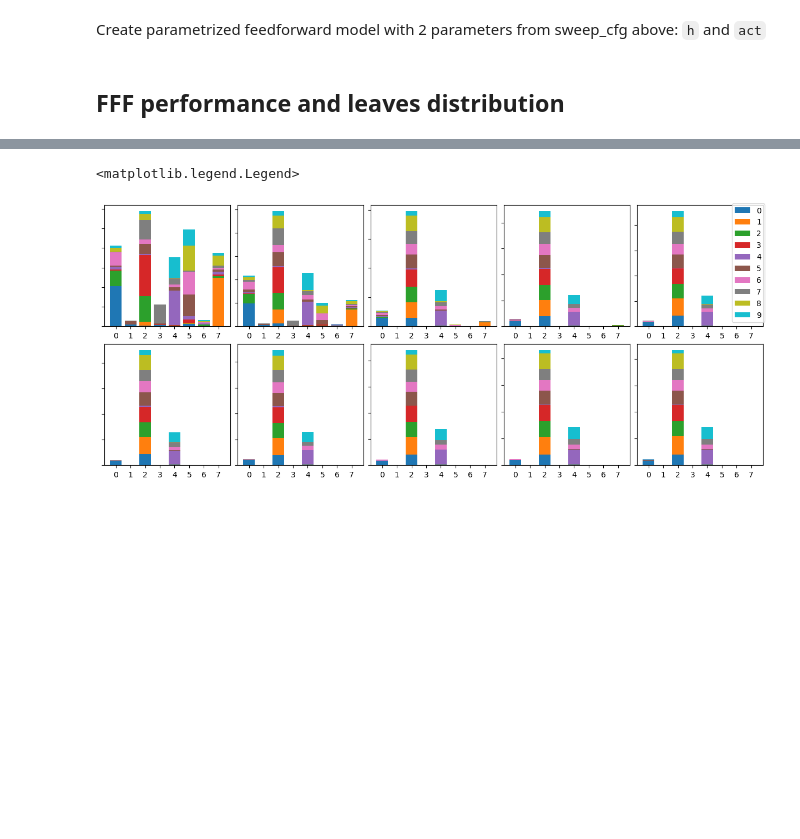
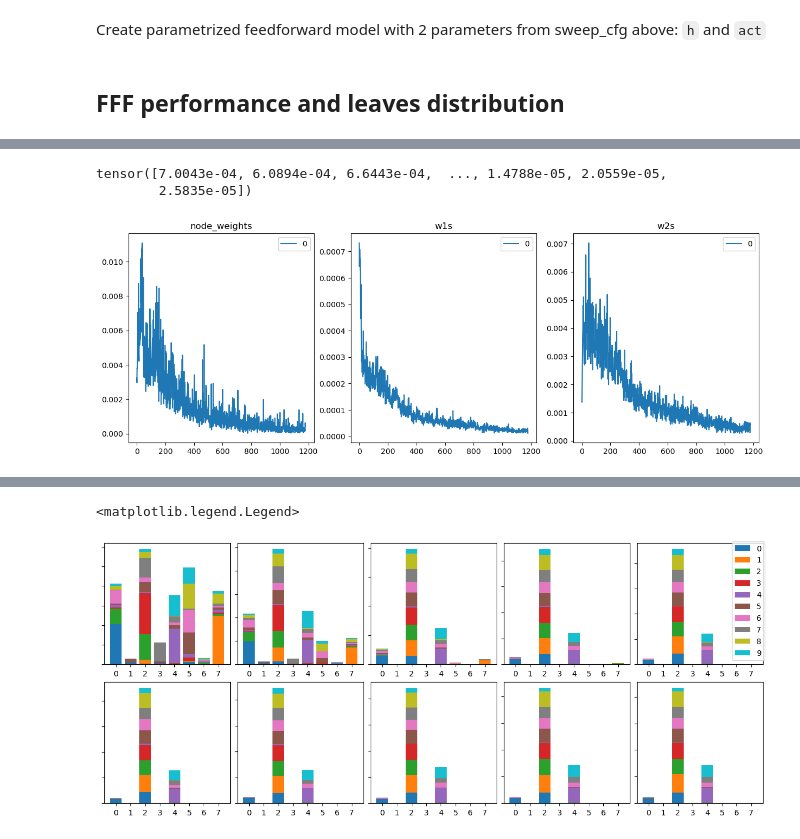
Before and after one commit to ssslakter/FastFF, a Jupyter notebook: nbs/02_performance.ipynb, the cells around one changed output, grey strips where cells are left out. Drawn from its saved outputs; the diff is of its cells as text; code cells hidden in the pictures; blank space fills up the shorter version.

```diff
--- a/nbs/02_performance.ipynb
+++ b/nbs/02_performance.ipynb
@@ -195 +244,14 @@ learn.fit_one_cycle(1, lr_max=3e-2, cbs=cbs);
+# %%
+cbs[1].grads[model_fff.w1s].abs().mean(dim=(1,2,3))
+# %% [output]
+tensor([7.0043e-04, 6.0894e-04, 6.6443e-04,  ..., 1.4788e-05, 2.0559e-05,
+        2.5835e-05])
+# %%
+axes = subplots(figsize=(15,5), ncols=3)[1]
+for i, k in enumerate(['node_weights','w1s','w2s']): axes[i].title.set_text(k)
+cbs[1].show(model_fff.node_weights, lambda x: x.abs().mean(dim=(1,2))[:,None], ax=axes[0])
+cbs[1].show(model_fff.w1s, lambda x: x.abs().mean(dim=(1,2,3))[:,None], ax=axes[1])
+cbs[1].show(model_fff.w2s, lambda x: x.abs().mean(dim=(1,2,3))[:,None], ax=axes[2])
+# %% [output]
+[figure, added]
 # %%
```
Also changed, not shown: parts of 22 cells of this notebook, 8 other files.
